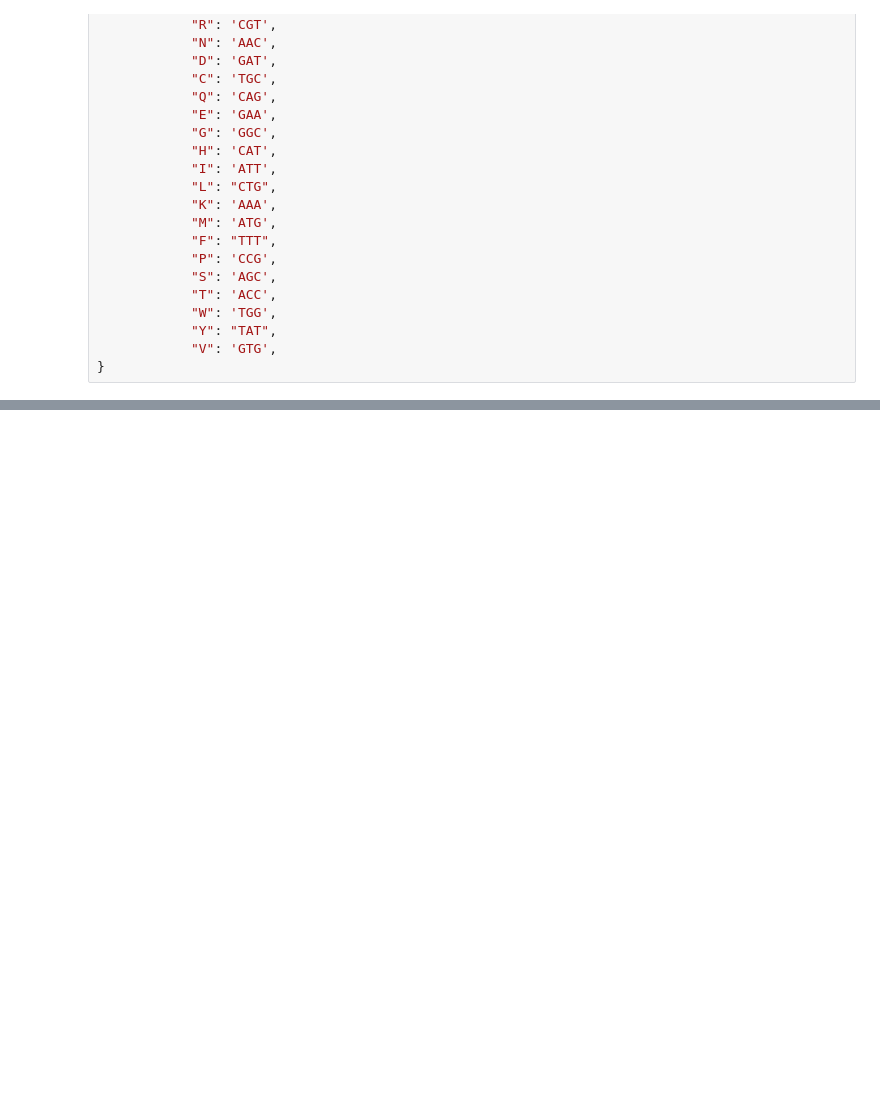
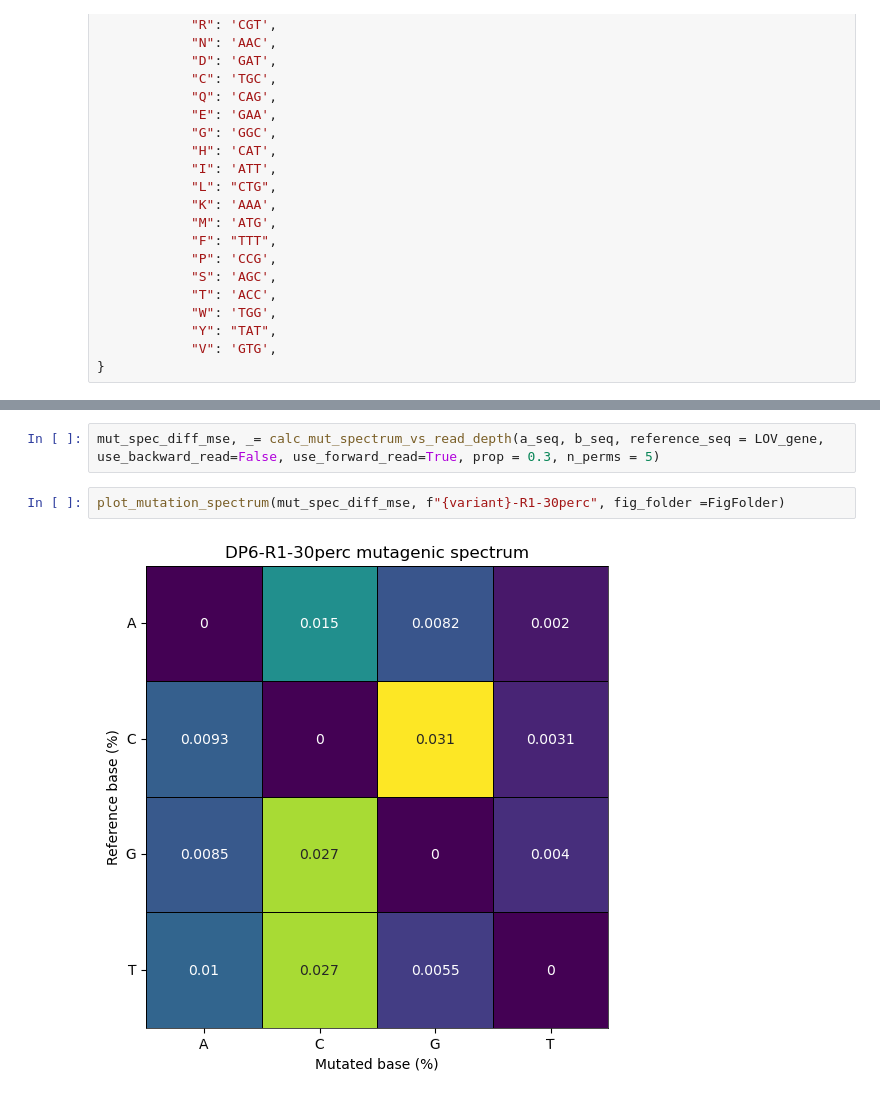
Before and after one commit to AliceHovsepyan/pogo_pance_draft, a Jupyter notebook: DMS_role_of_read_depth.ipynb, the cells around one changed output, grey strips where cells are left out. Drawn from its saved outputs; the diff is of its cells as text; blank space fills up the shorter version.

```diff
--- a/DMS_role_of_read_depth.ipynb
+++ b/DMS_role_of_read_depth.ipynb
@@ -99,0 +513,6 @@ ecoli_pref = { ### codons used for retron library (RL8) construction
+# %%
+mut_spec_diff_mse, _= calc_mut_spectrum_vs_read_depth(a_seq, b_seq, reference_seq = LOV_gene, use_backward_read=False, use_forward_read=True, prop = 0.3, n_perms = 5)
+# %%
+plot_mutation_spectrum(mut_spec_diff_mse, f"{variant}-R1-30perc", fig_folder =FigFolder)
+# %% [output]
+[figure, added]
```
Also changed, not shown: parts of 7 cells of this notebook, 1 other file.
